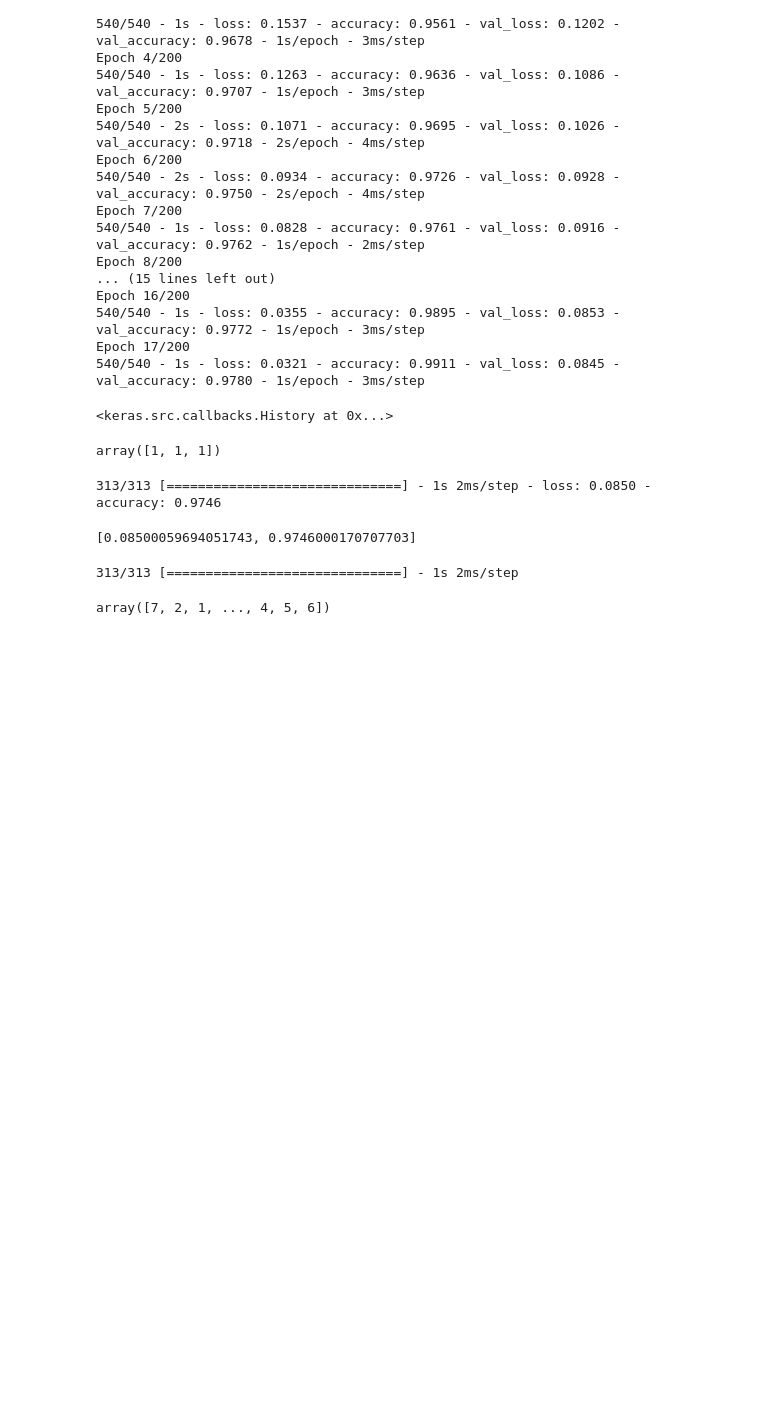
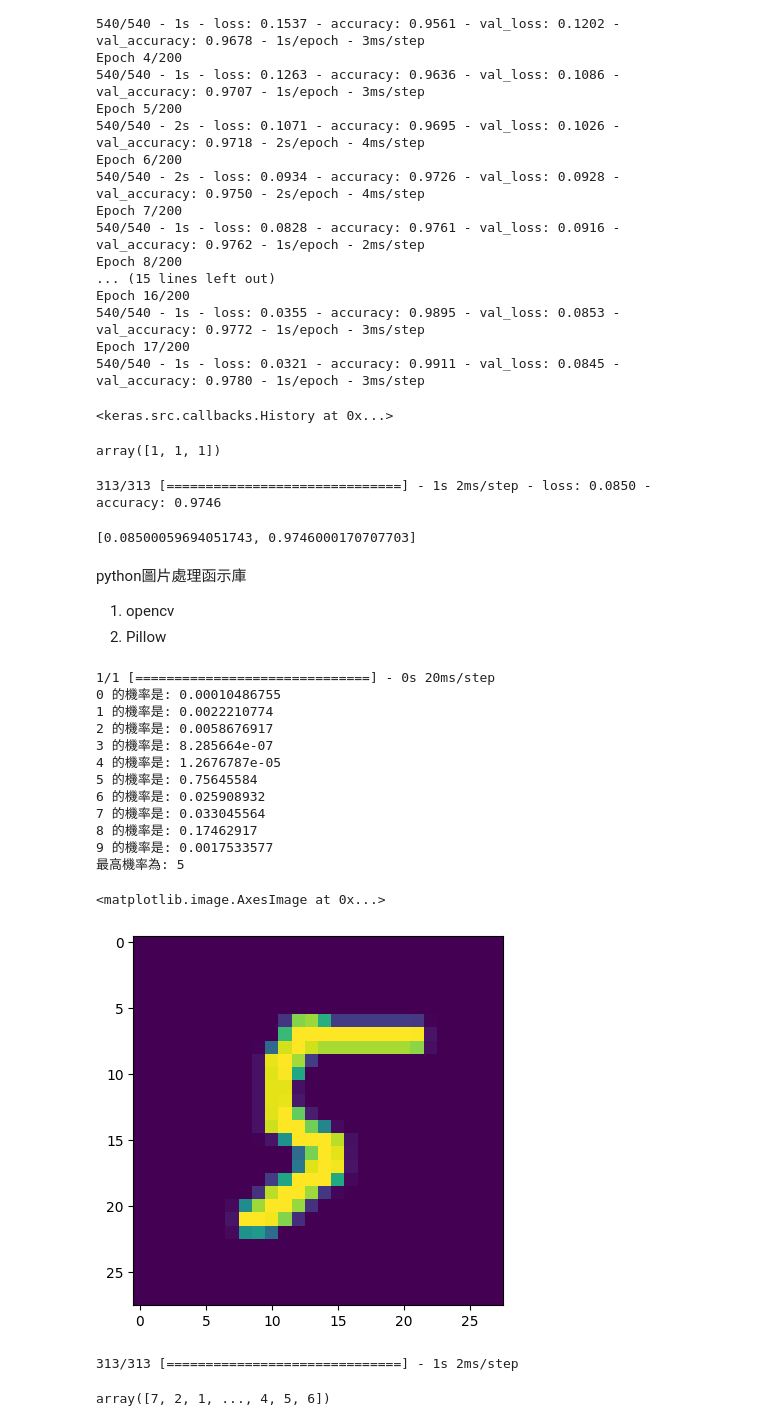
Before and after one commit to Elwing-Chou/ximen0624, a Jupyter notebook: 5_mnist.ipynb, the cells around one changed output. Drawn from its saved outputs; the diff is of its cells as text; code cells hidden in the pictures; blank space fills up the shorter version.

```diff
--- a/5_mnist.ipynb
+++ b/5_mnist.ipynb
@@ -176,6 +176,42 @@ model.evaluate(x_test_scaled, y_test_onehot)
 # %% [output]
 313/313 [==============================] - 1s 2ms/step - loss: 0.0850 - accuracy: 0.9746
 [0.08500059694051743, 0.9746000170707703]
+# %% [markdown]
+python圖片處理函示庫
+1. opencv
+2. Pillow
+# %%
+# 真的來測測看自己寫的數字
+import matplotlib.pyplot as plt
+import numpy as np
+from PIL import Image
+
+fn = "test.png"
+# convert: RGB轉成灰階
+img = Image.open(fn).resize((28, 28)).convert("L")
+img_np = np.array(img)
+# !!! 這裡的shape必須跟你當初訓練的依樣
+img_np = img_np.reshape(1, 784) / 255.0
+proba = model.predict(img_np)[0]
+for i in range(10):
+  print(i, "的機率是:", proba[i])
+print("最高機率為:", proba.argmax())
+plt.imshow(img)
+# %% [output]
+1/1 [==============================] - 0s 20ms/step
+0 的機率是: 0.00010486755
+1 的機率是: 0.0022210774
+2 的機率是: 0.0058676917
+3 的機率是: 8.285664e-07
+4 的機率是: 1.2676787e-05
+5 的機率是: 0.75645584
+6 的機率是: 0.025908932
+7 的機率是: 0.033045564
+8 的機率是: 0.17462917
+9 的機率是: 0.0017533577
+最高機率為: 5
+<matplotlib.image.AxesImage at 0x...>
+[figure, added]
 # %%
 pre = model.predict(x_test_scaled).argmax(axis=1)
 pre
```
Also changed, not shown: parts of 1 cell of this notebook.
